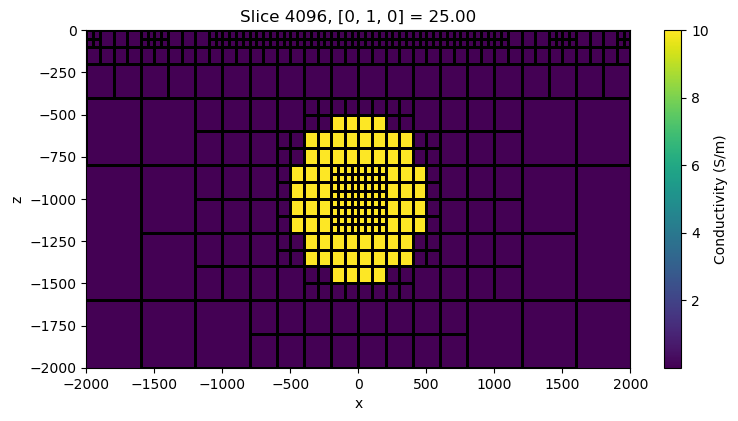
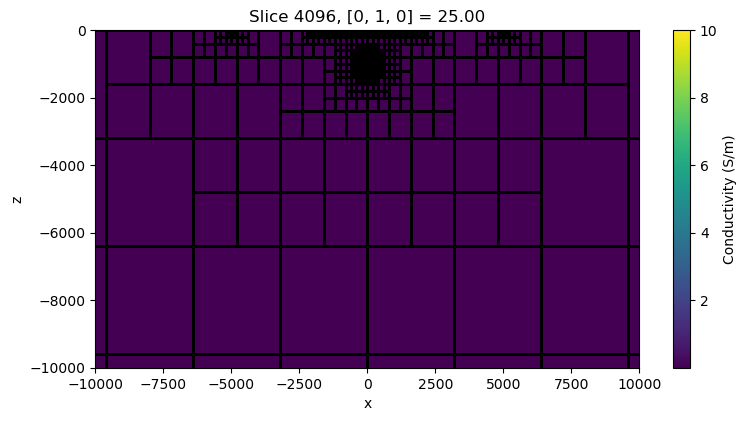
Code edit (unified diff) that turned the first committed figure into the second:
--- before
+++ after
@@ -16,5 +16,5 @@
 cb.set_label('Conductivity (S/m)')
 
-ax1.set_xlim([-2000, 2000])
-ax1.set_ylim([-2000, 0])
+ax1.set_xlim([-10000, 10000])
+ax1.set_ylim([-10000, 0])
 plt.show()

Commit: Time tracking